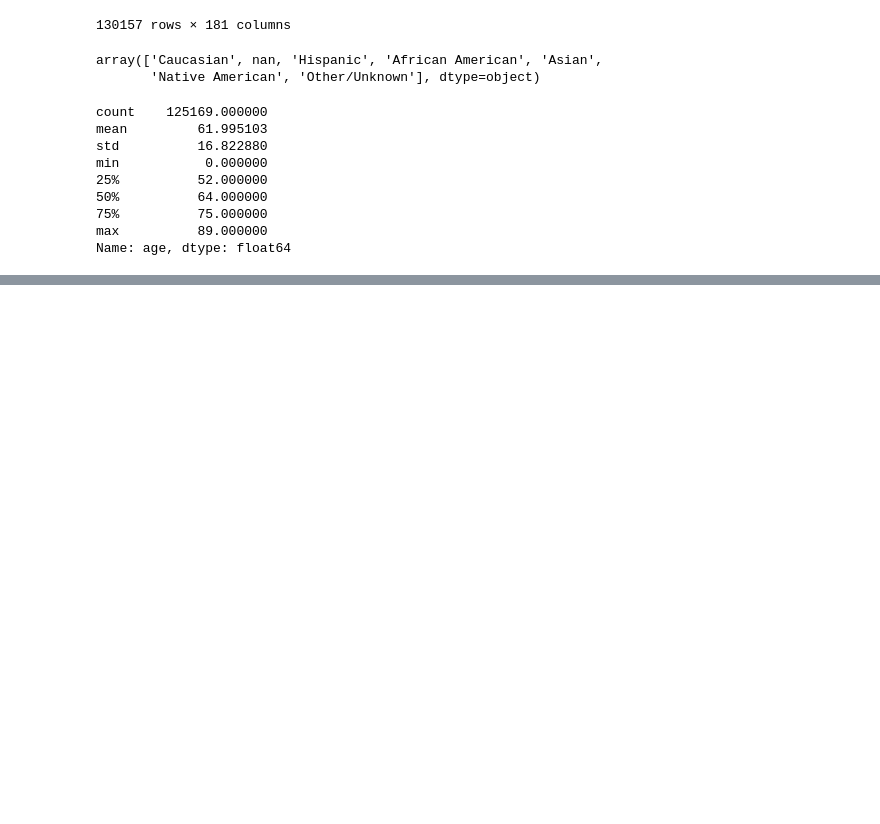
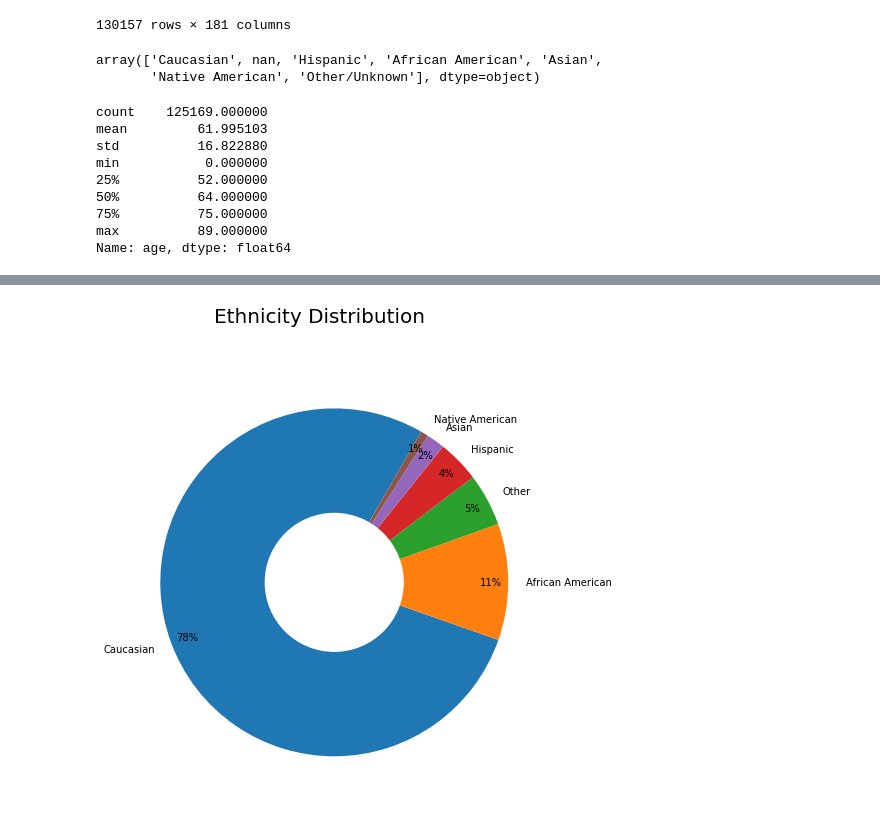
Before and after one commit to bvchand/Diabetes-detection-in-ICU-patients, a Jupyter notebook: diabetes_detection.ipynb, the cells around one changed output, grey strips where cells are left out. Cells and saved outputs as stored; diff of their text form; code cells hidden in the pictures; blank space fills up the shorter version.

```diff
--- a/diabetes_detection.ipynb
+++ b/diabetes_detection.ipynb
@@ -67,0 +142,10 @@ Name: age, dtype: float64
+# %%
+# look at ethnicity distribution
+fig, ax  = plt.subplots(figsize=(16, 8))
+fig.suptitle('Ethnicity Distribution', size = 20)
+sizes = diabetes_train["ethnicity"].value_counts()
+ax.pie(sizes, startangle=60, labels=labels,autopct='%1.0f%%', pctdistance=0.9)
+ax.add_artist(plt.Circle((0,0),0.4,fc='white'))
+plt.show()
+# %% [output]
+[figure, added]
```
Also changed, not shown: parts of 8 cells of this notebook.
